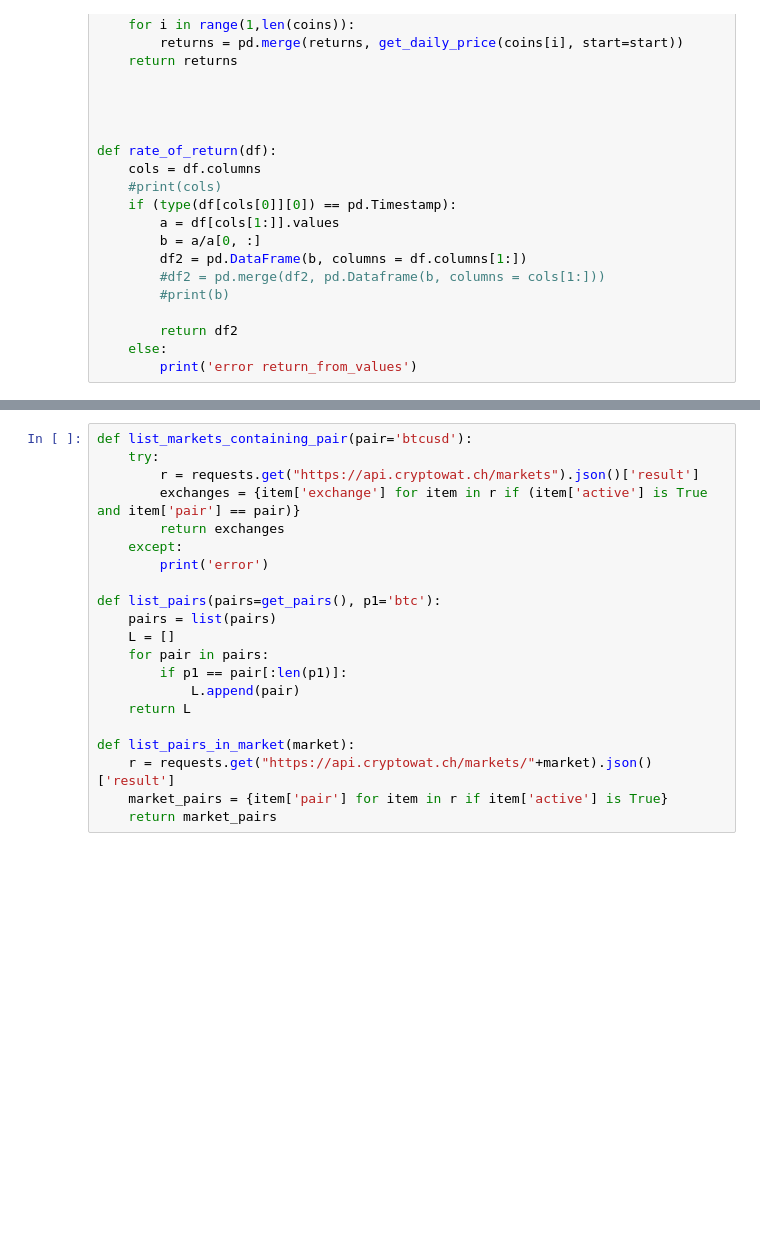
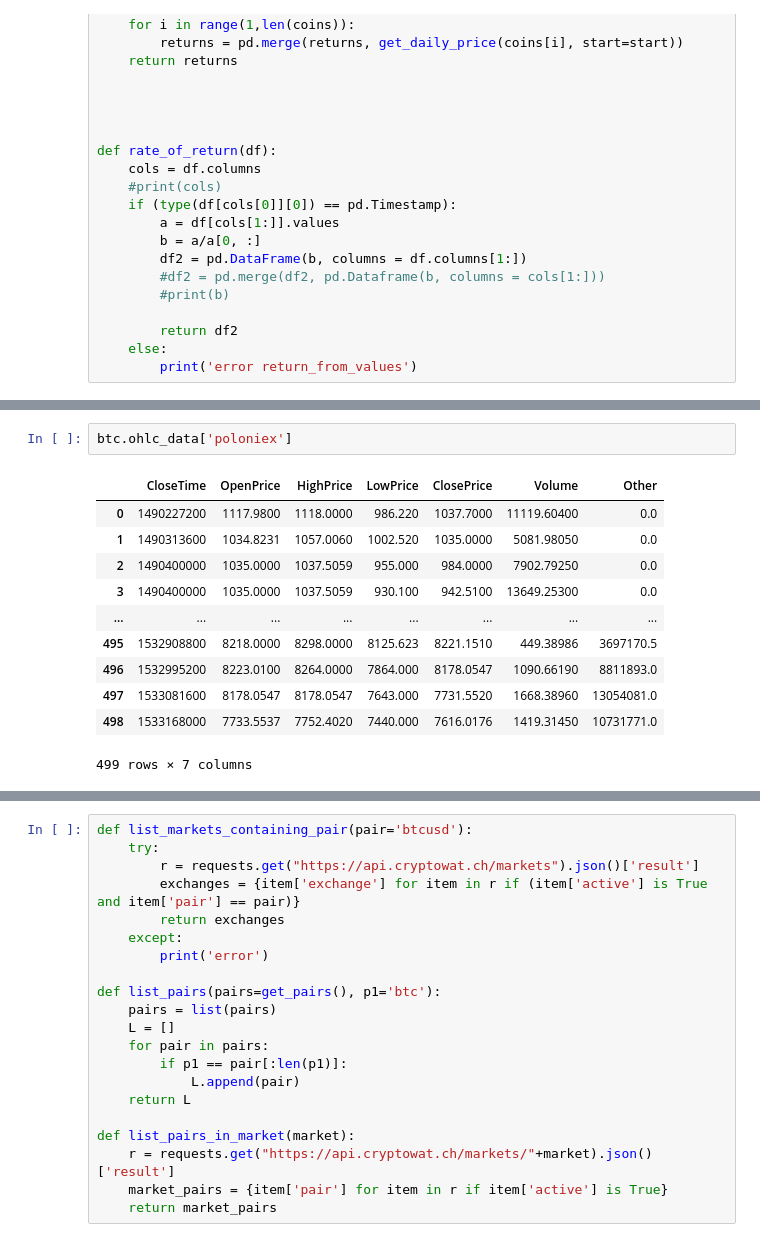
Before and after one commit to Octabank/cryptodata, a Jupyter notebook: index.ipynb, the cells around one changed output, grey strips where cells are left out. Cells and saved outputs as stored; diff of their text form; blank space fills up the shorter version.

```diff
--- a/index.ipynb
+++ b/index.ipynb
@@ -164 +192,15 @@ btc.ohlc_data = cryptowatch_ohlc_data_for_pair(btc)
+# %%
+btc.ohlc_data['poloniex']
+# %% [output]
+|  | CloseTime | OpenPrice | HighPrice | LowPrice | ClosePrice | Volume | Other |
+| 0 | 1490227200 | 1117.9800 | 1118.0000 | 986.220 | 1037.7000 | 11119.60400 | 0.0 |
+| 1 | 1490313600 | 1034.8231 | 1057.0060 | 1002.520 | 1035.0000 | 5081.98050 | 0.0 |
+| 2 | 1490400000 | 1035.0000 | 1037.5059 | 955.000 | 984.0000 | 7902.79250 | 0.0 |
+| 3 | 1490400000 | 1035.0000 | 1037.5059 | 930.100 | 942.5100 | 13649.25300 | 0.0 |
+| ... | ... | ... | ... | ... | ... | ... | ... |
+| 495 | 1532908800 | 8218.0000 | 8298.0000 | 8125.623 | 8221.1510 | 449.38986 | 3697170.5 |
+| 496 | 1532995200 | 8223.0100 | 8264.0000 | 7864.000 | 8178.0547 | 1090.66190 | 8811893.0 |
+| 497 | 1533081600 | 8178.0547 | 8178.0547 | 7643.000 | 7731.5520 | 1668.38960 | 13054081.0 |
+| 498 | 1533168000 | 7733.5537 | 7752.4020 | 7440.000 | 7616.0176 | 1419.31450 | 10731771.0 |
+499 rows × 7 columns
 # %%
```
Also changed, not shown: parts of 15 cells of this notebook.
